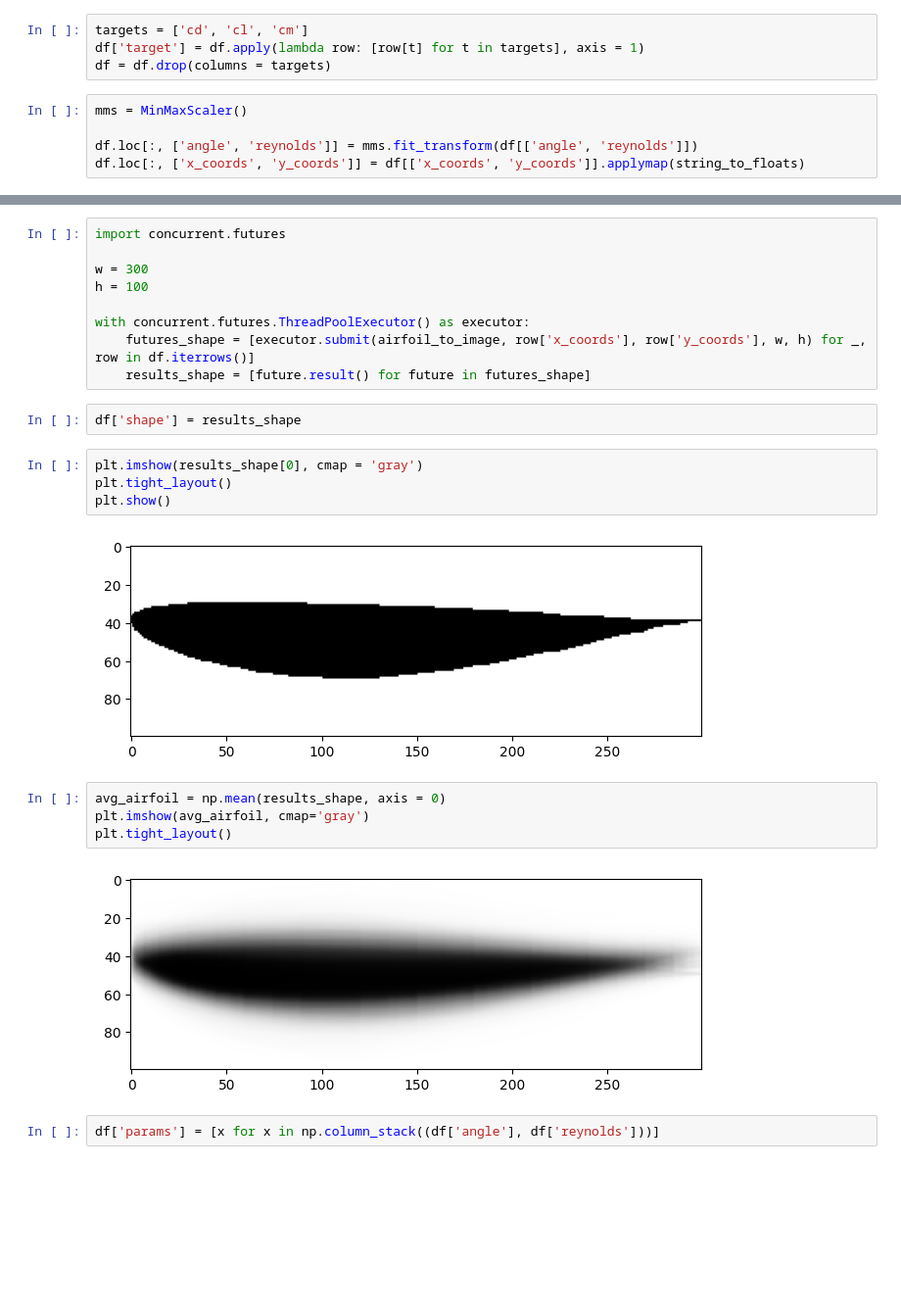
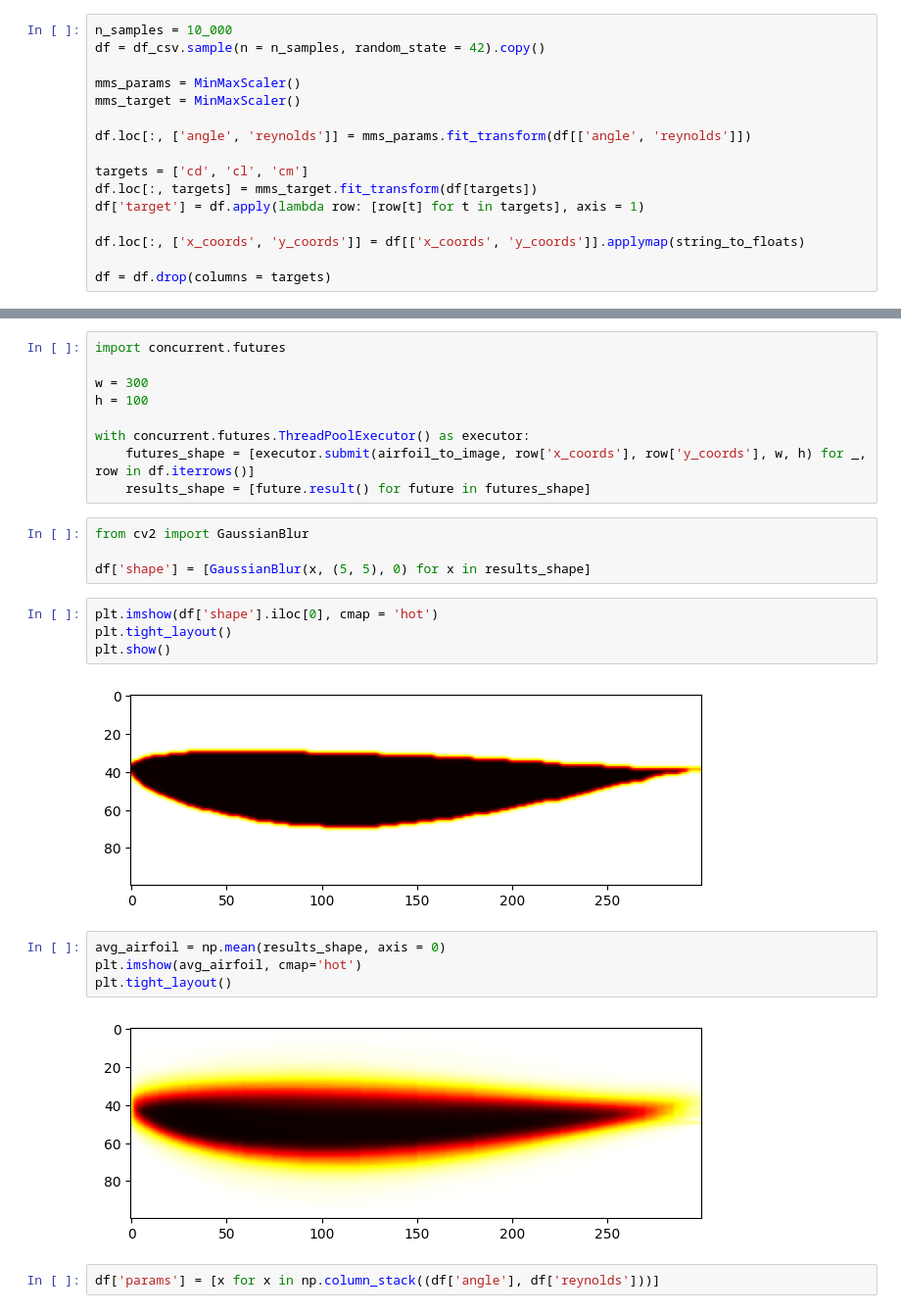
Before and after one commit to vicmcl/deeplearwing, a Jupyter notebook: deeplearwing/notebook/training.ipynb, the cells around one changed output, grey strips where cells are left out. Shown at 98% size. Drawn from its saved outputs; the diff is of its cells as text; blank space fills up the shorter version.

```diff
--- a/deeplearwing/notebook/training.ipynb
+++ b/deeplearwing/notebook/training.ipynb
@@ -89,12 +72,19 @@ df = df_csv.sample(n = n_samples, random_state = 42).copy()
 # %%
+n_samples = 10_000
+df = df_csv.sample(n = n_samples, random_state = 42).copy()
+
+mms_params = MinMaxScaler()
+mms_target = MinMaxScaler()
+
+df.loc[:, ['angle', 'reynolds']] = mms_params.fit_transform(df[['angle', 'reynolds']])
+
 targets = ['cd', 'cl', 'cm']
+df.loc[:, targets] = mms_target.fit_transform(df[targets])
 df['target'] = df.apply(lambda row: [row[t] for t in targets], axis = 1)
+
+df.loc[:, ['x_coords', 'y_coords']] = df[['x_coords', 'y_coords']].applymap(string_to_floats)
+
 df = df.drop(columns = targets)
-# %%
-mms = MinMaxScaler()
-
-df.loc[:, ['angle', 'reynolds']] = mms.fit_transform(df[['angle', 'reynolds']])
-df.loc[:, ['x_coords', 'y_coords']] = df[['x_coords', 'y_coords']].applymap(string_to_floats)
 # %%
 df.head()
 # %% [output]
@@ -113,20 +103,22 @@ h = 100
 with concurrent.futures.ThreadPoolExecutor() as executor:
     futures_shape = [executor.submit(airfoil_to_image, row['x_coords'], row['y_coords'], w, h) for _, row in df.iterrows()]
     results_shape = [future.result() for future in futures_shape]
-# %%
-df['shape'] = results_shape
+# %%
+from cv2 import GaussianBlur
+
+df['shape'] = [GaussianBlur(x, (5, 5), 0) for x in results_shape]
 # %%
-plt.imshow(results_shape[0], cmap = 'gray')
+plt.imshow(df['shape'].iloc[0], cmap = 'hot')
 plt.tight_layout()
 plt.show()
 # %% [output]
-[figure, old version]
+[figure, new version]
 # %%
 avg_airfoil = np.mean(results_shape, axis = 0)
-plt.imshow(avg_airfoil, cmap='gray')
+plt.imshow(avg_airfoil, cmap='hot')
 plt.tight_layout()
 # %% [output]
-[figure, old version]
+[figure, new version]
 # %%
 df['params'] = [x for x in np.column_stack((df['angle'], df['reynolds']))]
 # %%
```
Also changed, not shown: parts of 17 cells of this notebook.
